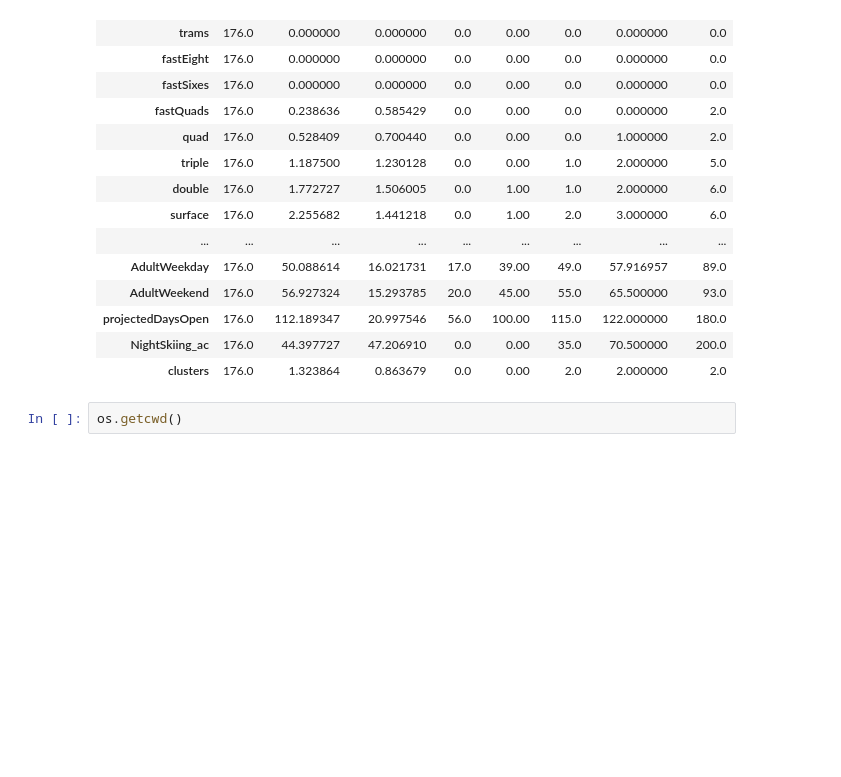
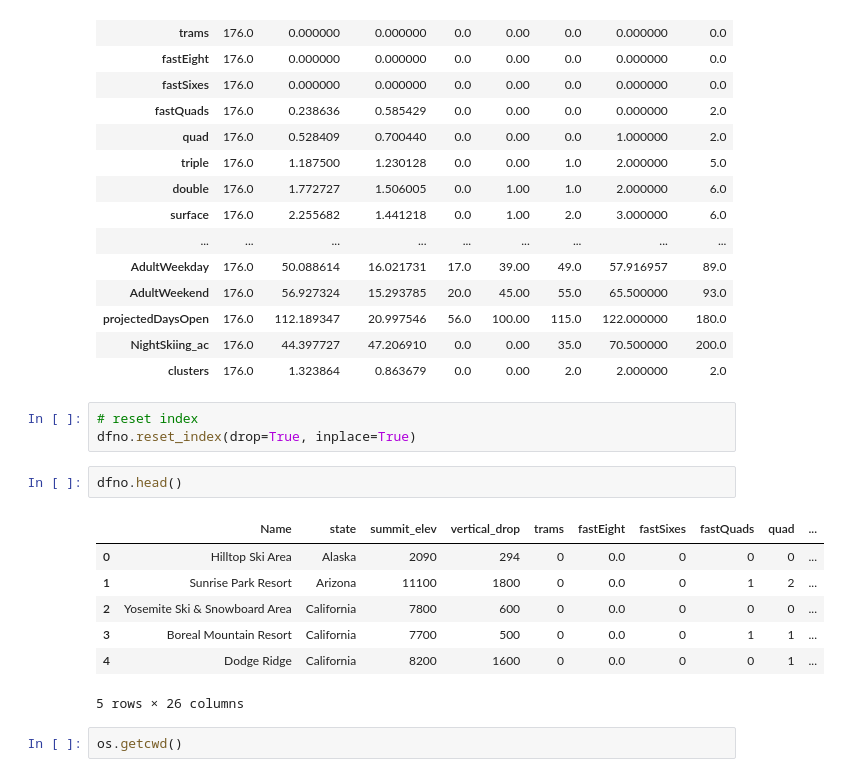
Before and after one commit to sherzodnuraddinov/GuidedCapstone, a Jupyter notebook: DataWrangling/Notebook_stepthree.ipynb, the cells around one changed output. Cells and saved outputs as stored; diff of their text form; blank space fills up the shorter version.

```diff
--- a/DataWrangling/Notebook_stepthree.ipynb
+++ b/DataWrangling/Notebook_stepthree.ipynb
@@ -465,6 +463,19 @@ dfno.describe().T
 | projectedDaysOpen | 176.0 | 112.189347 | 20.997546 | 56.0 | 100.00 | 115.0 | 122.000000 | 180.0 |
 | NightSkiing_ac | 176.0 | 44.397727 | 47.206910 | 0.0 | 0.00 | 35.0 | 70.500000 | 200.0 |
 | clusters | 176.0 | 1.323864 | 0.863679 | 0.0 | 0.00 | 2.0 | 2.000000 | 2.0 |
+# %%
+# reset index
+dfno.reset_index(drop=True, inplace=True)
+# %%
+dfno.head()
+# %% [output]
+|  | Name | state | summit_elev | vertical_drop | trams | fastEight | fastSixes | fastQuads | quad | ... |
+| 0 | Hilltop Ski Area | Alaska | 2090 | 294 | 0 | 0.0 | 0 | 0 | 0 | ... |
+| 1 | Sunrise Park Resort | Arizona | 11100 | 1800 | 0 | 0.0 | 0 | 1 | 2 | ... |
+| 2 | Yosemite Ski & Snowboard Area | California | 7800 | 600 | 0 | 0.0 | 0 | 0 | 0 | ... |
+| 3 | Boreal Mountain Resort | California | 7700 | 500 | 0 | 0.0 | 0 | 1 | 1 | ... |
+| 4 | Dodge Ridge | California | 8200 | 1600 | 0 | 0.0 | 0 | 0 | 1 | ... |
+5 rows × 26 columns
 # %%
 os.getcwd()
 # %% [output]
```
Also changed, not shown: parts of 7 cells of this notebook, 2 other files.
